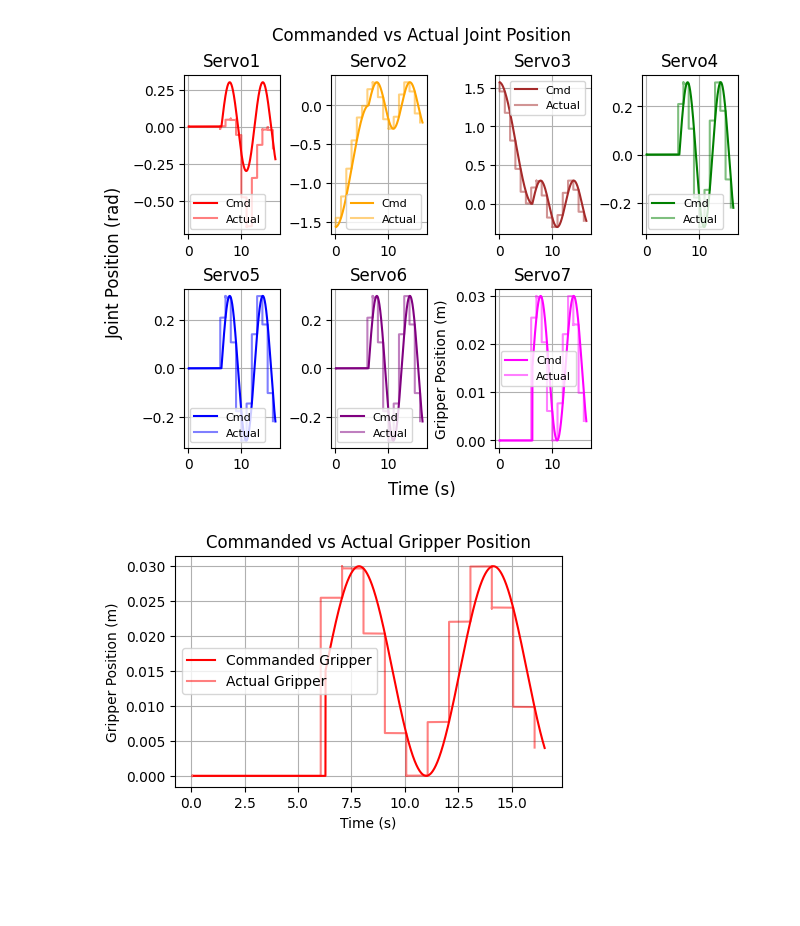
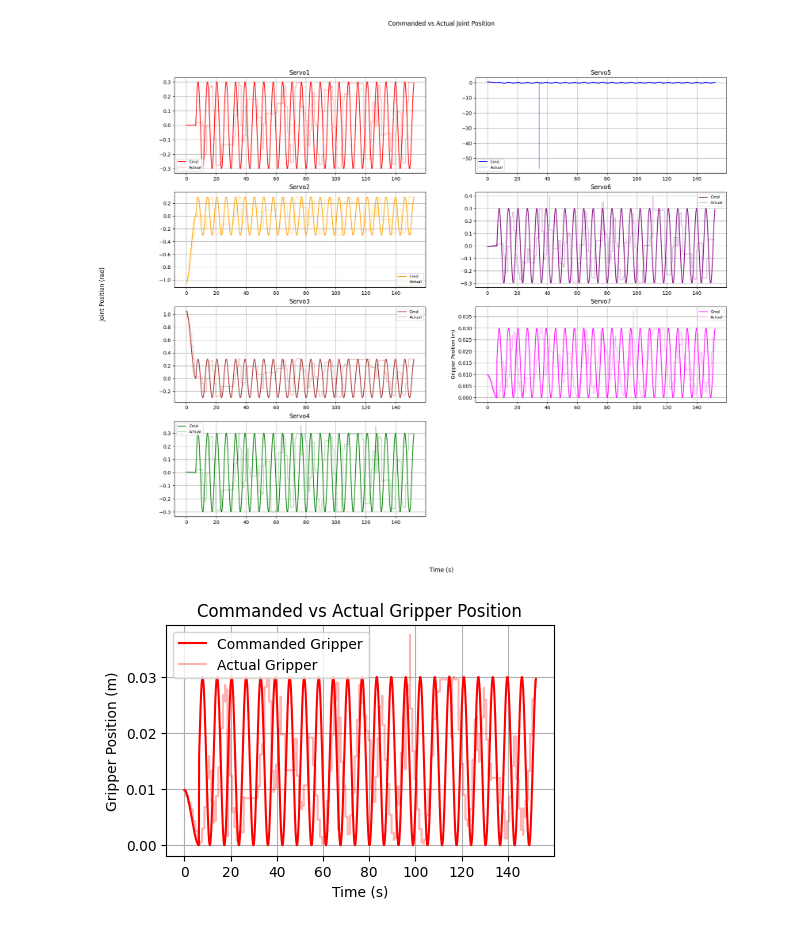
Before and after one commit to Caltech-AMBER/obelisk, a Jupyter notebook: obelisk/python/obelisk_py/zoo/control/example/d1/plot_data.ipynb, the cells around one changed output. Saved outputs shown, nothing was run; the diff lists cells and outputs as text; code cells hidden in the pictures; blank space fills up the shorter version.

```diff
--- a/obelisk/python/obelisk_py/zoo/control/example/d1/plot_data.ipynb
+++ b/obelisk/python/obelisk_py/zoo/control/example/d1/plot_data.ipynb
@@ -3,7 +4,7 @@ import numpy as np
 import matplotlib.pyplot as plt
 import pandas as pd
 # %%
-TIME_STR = "20250722-163859"
+TIME_STR = "20250724-164044" # Same as above
 FOLDER_PATH = f"data/{TIME_STR}"
 SERVO_COMMAND_FILE_PATH = f"{FOLDER_PATH}/servo_command.csv"
 SERVO_STATE_FILE_PATH = f"{FOLDER_PATH}/servo_state.csv"
@@ -11,7 +12,8 @@ SERVO_STATE_FILE_PATH = f"{FOLDER_PATH}/servo_state.csv"
 NUM_JOINTS = 6
 NUM_SERVOS = 7
 COLORS = ["red", "orange", "brown", "green", "blue", "purple", "magenta"]
-OPACITY = 0.5
+OPACITY_CMD = 1
+OPACITY_STATE = 0.3
 # %%
 cmd_data = pd.read_csv(SERVO_COMMAND_FILE_PATH)
 # cmd_data
@@ -19,11 +21,12 @@ cmd_data = pd.read_csv(SERVO_COMMAND_FILE_PATH)
 state_data = pd.read_csv(SERVO_STATE_FILE_PATH)
 # state_data
 # %%
-fig, axes = plt.subplots(2, 4, constrained_layout=True)
+# fig, axes = plt.subplots(2, 4, constrained_layout=True)
+fig, axes = plt.subplots(4, 2, figsize=(20, 16))
 
 for i in range(NUM_SERVOS + 1):
-    row = i // 4
-    col = i % 4
+    col = i // 4
+    row = i % 4
 
     if i == NUM_SERVOS:
         axes[row, col].set_visible(False)
@@ -32,36 +35,37 @@ for i in range(NUM_SERVOS + 1):
     # Plot servo{i} from command data
     axes[row, col].plot(
         cmd_data['time'],
         cmd_data[f'servo{i + 1}'],
         label='Cmd',
-        color=COLORS[i]
+        color=COLORS[i],
+        alpha=OPACITY_CMD
     )
 
     # Plot servo{i} from state data
     axes[row, col].plot(
         state_data['time'],
         state_data[f'servo{i + 1}'],
         label='Actual',
         color=COLORS[i],
-        alpha=OPACITY
+        alpha=OPACITY_STATE
     )
 
     axes[row, col].title.set_text(f"Servo{i + 1}")
     axes[row, col].legend(fontsize=8, loc='best')
 
     if i + 1 == NUM_SERVOS:
         axes[row, col].set_ylabel("Gripper Position (m)")
 
     axes[row, col].grid()
 
 # Add labels and title
 fig.supxlabel('Time (s)')
 fig.supylabel('Joint Position (rad)')
 fig.suptitle('Commanded vs Actual Joint Position')
 
 plt.show()
 # %% [output]
-[figure, old version]
+[figure, new version]
 # %%
 # Create a figure and axis
 plt.figure(figsize=(5, 3))
@@ -81,7 +85,7 @@ plt.plot(
     state_data[f'servo{NUM_SERVOS}'],
     label='Actual Gripper',
     color=COLORS[0],
-    alpha=OPACITY
+    alpha=OPACITY_STATE
 )
 
 # Add labels and title
@@ -94,7 +98,7 @@ plt.legend()
 plt.grid(True)
 plt.show()
 # %% [output]
-[figure, old version]
+[figure, new version]
 # %%
 # Create a figure and axis
 plt.figure(figsize=(10, 6))
```
Also changed, not shown: parts of 2 cells of this notebook, 8 other files.
